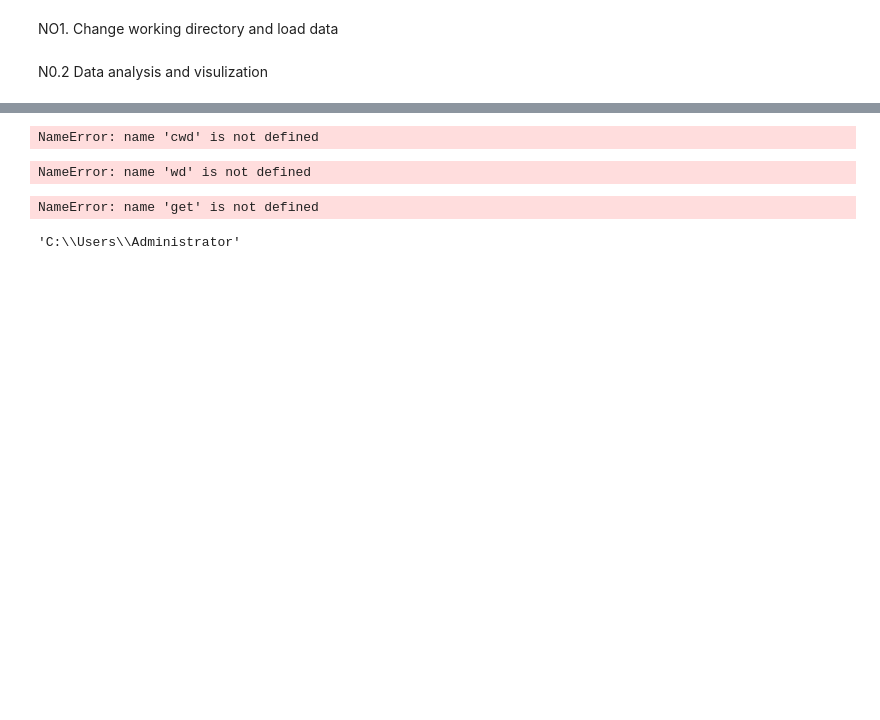
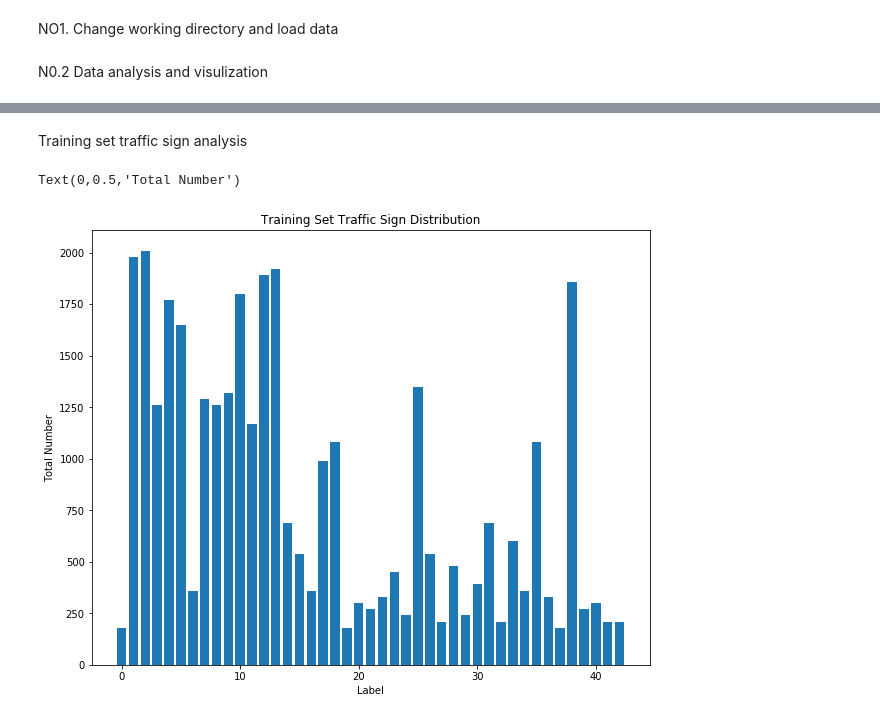
Before and after one commit to rui-ren/ANN-traffic-sign-classifier, a Jupyter notebook: Using Deep Learning to build a traffic sign recognition classifier.ipynb, the cells around one changed output, grey strips where cells are left out. Cells and saved outputs as stored; diff of their text form; code cells hidden in the pictures; blank space fills up the shorter version.

```diff
--- a/Using Deep Learning to build a traffic sign recognition classifier.ipynb
+++ b/Using Deep Learning to build a traffic sign recognition classifier.ipynb
@@ -84,17 +90,14 @@ Counter({2: 2010, 1: 1980, 13: 1920, 12: 1890, 38: 1860, 10: 1800, 4: 1770, 5: 1
-# %%
-cwd
-# %% [output]
-NameError: name 'cwd' is not defined
-# %%
-wd
-# %% [output]
-NameError: name 'wd' is not defined
-# %%
-get.cwd()
-# %% [output]
-NameError: name 'get' is not defined
-# %%
-import os
-os.getcwd()
-# %% [output]
-'C:\\Users\\Administrator'
+# %% [markdown]
+Training set traffic sign analysis
+# %%
+xval = np.array(range(n_class))
+yval = [sign_count[i] for i in xval]
+# plot the distribution of the picture
+plt.figure(figsize=(10,8))
+plt.bar(xval,yval)
+plt.title('Training Set Traffic Sign Distribution')
+plt.xlabel('Label')
+plt.ylabel('Total Number')
+# %% [output]
+Text(0,0.5,'Total Number')
+[figure, added]
```
Also changed, not shown: parts of 9 cells of this notebook.
